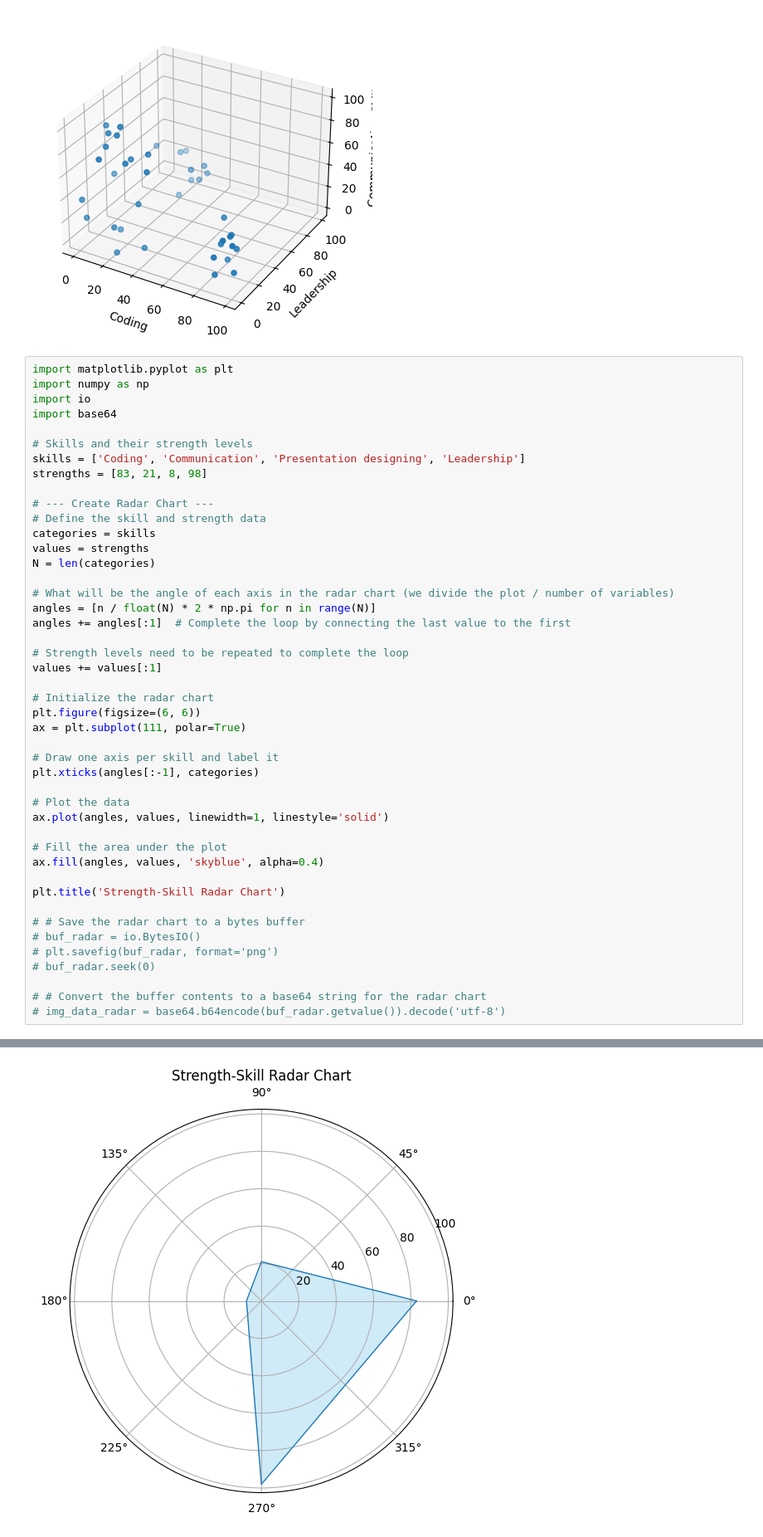
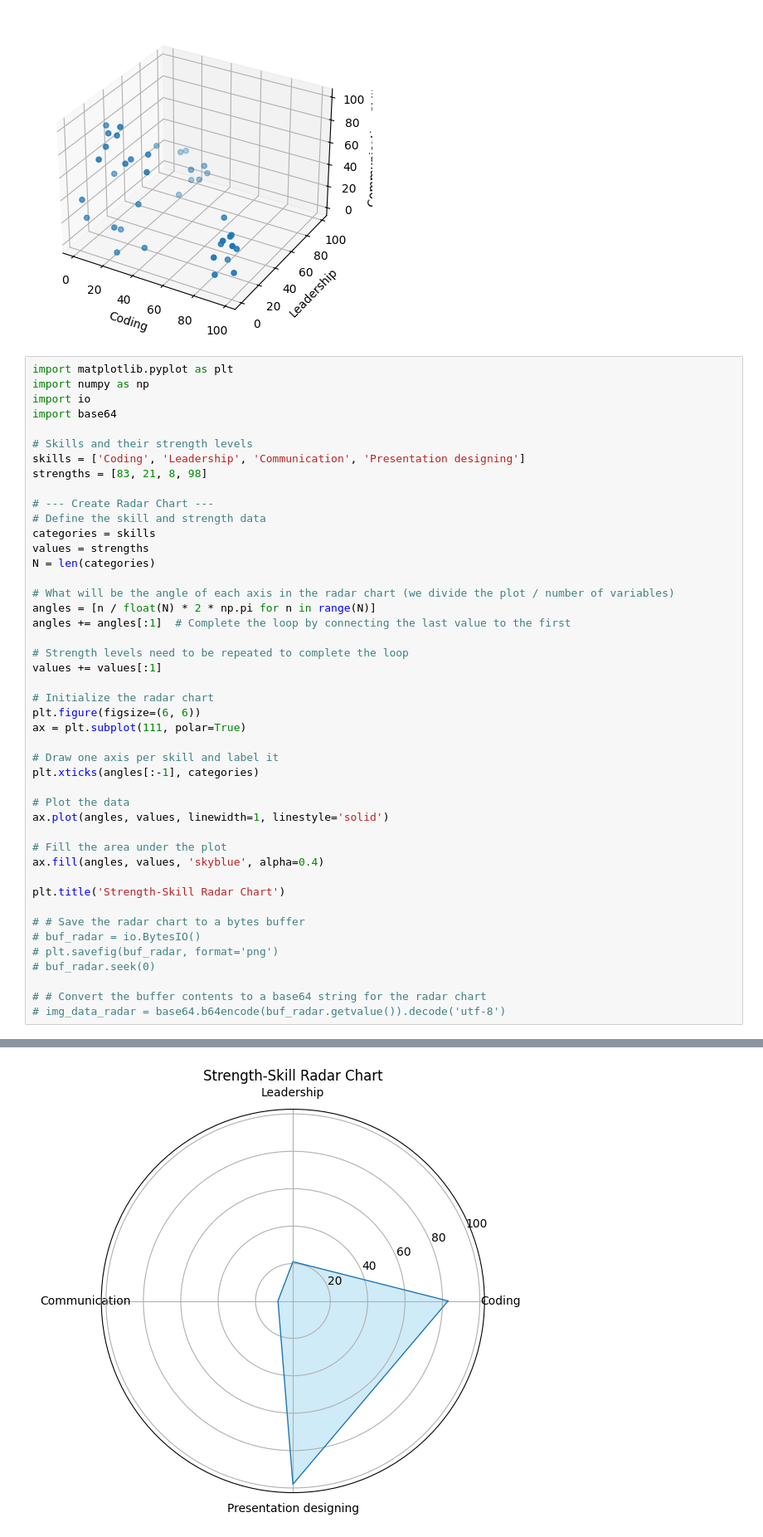
Before and after one commit to aashishChakradhar/Hackathon, a Jupyter notebook: model.ipynb, the cells around one changed output, grey strips where cells are left out. Shown at 83% size. Saved outputs shown, nothing was run; the diff lists cells and outputs as text.

```diff
--- a/model.ipynb
+++ b/model.ipynb
@@ -464,7 +464,7 @@ import io
 import base64
 
 # Skills and their strength levels
-skills = ['Coding', 'Communication', 'Presentation designing', 'Leadership']
+skills = ['Coding', 'Leadership', 'Communication', 'Presentation designing']
 strengths = [83, 21, 8, 98]
 
 # --- Create Radar Chart ---
@@ -477,31 +477,31 @@ N = len(categories)
 angles = [n / float(N) * 2 * np.pi for n in range(N)]
 angles += angles[:1]  # Complete the loop by connecting the last value to the first
 
 # Strength levels need to be repeated to complete the loop
 values += values[:1]
 
 # Initialize the radar chart
 plt.figure(figsize=(6, 6))
 ax = plt.subplot(111, polar=True)
 
 # Draw one axis per skill and label it
 plt.xticks(angles[:-1], categories)
 
 # Plot the data
 ax.plot(angles, values, linewidth=1, linestyle='solid')
 
 # Fill the area under the plot
 ax.fill(angles, values, 'skyblue', alpha=0.4)
 
 plt.title('Strength-Skill Radar Chart')
 
 # # Save the radar chart to a bytes buffer
 # buf_radar = io.BytesIO()
 # plt.savefig(buf_radar, format='png')
 # buf_radar.seek(0)
 
 # # Convert the buffer contents to a base64 string for the radar chart
 # img_data_radar = base64.b64encode(buf_radar.getvalue()).decode('utf-8')
 # %% [output]
 Text(0.5, 1.0, 'Strength-Skill Radar Chart')
-[figure, old version]
+[figure, new version]
```
Also changed, not shown: 2 other files.
